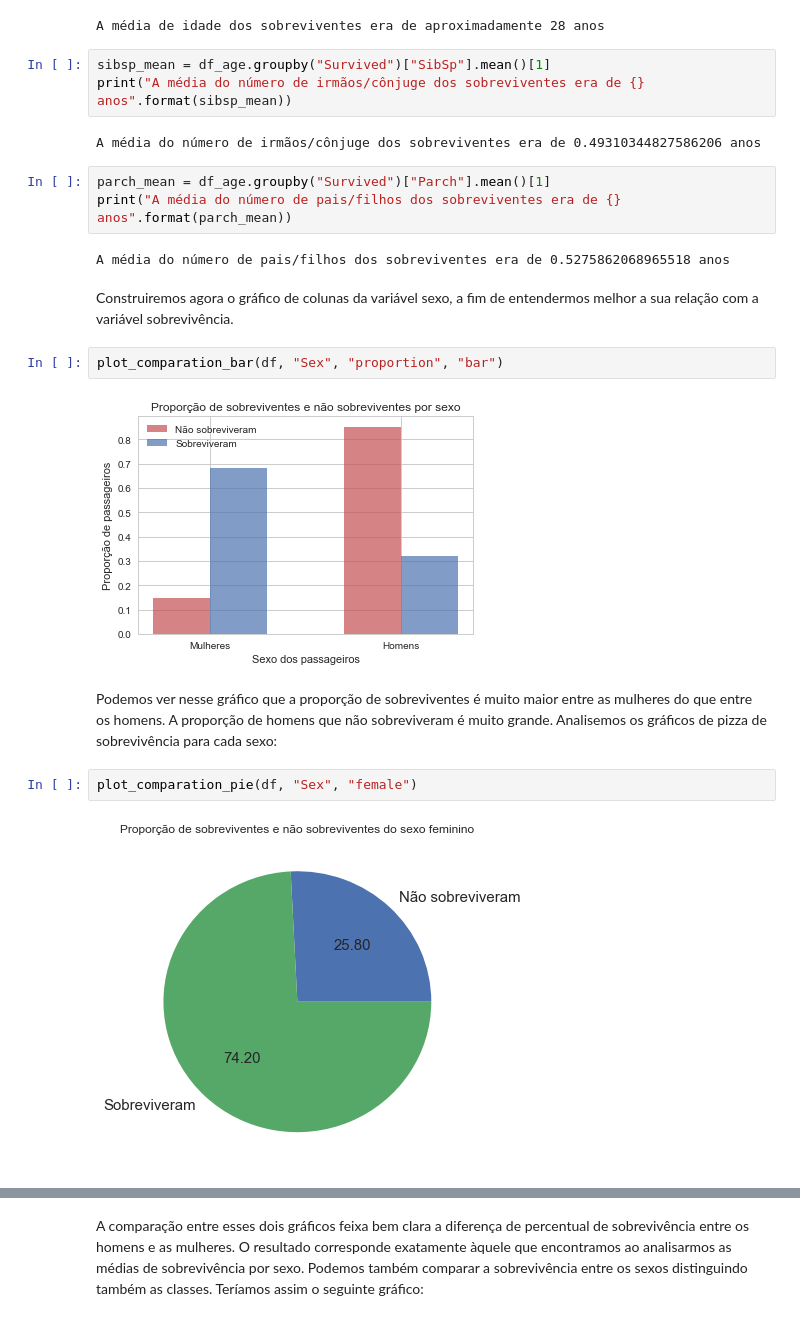
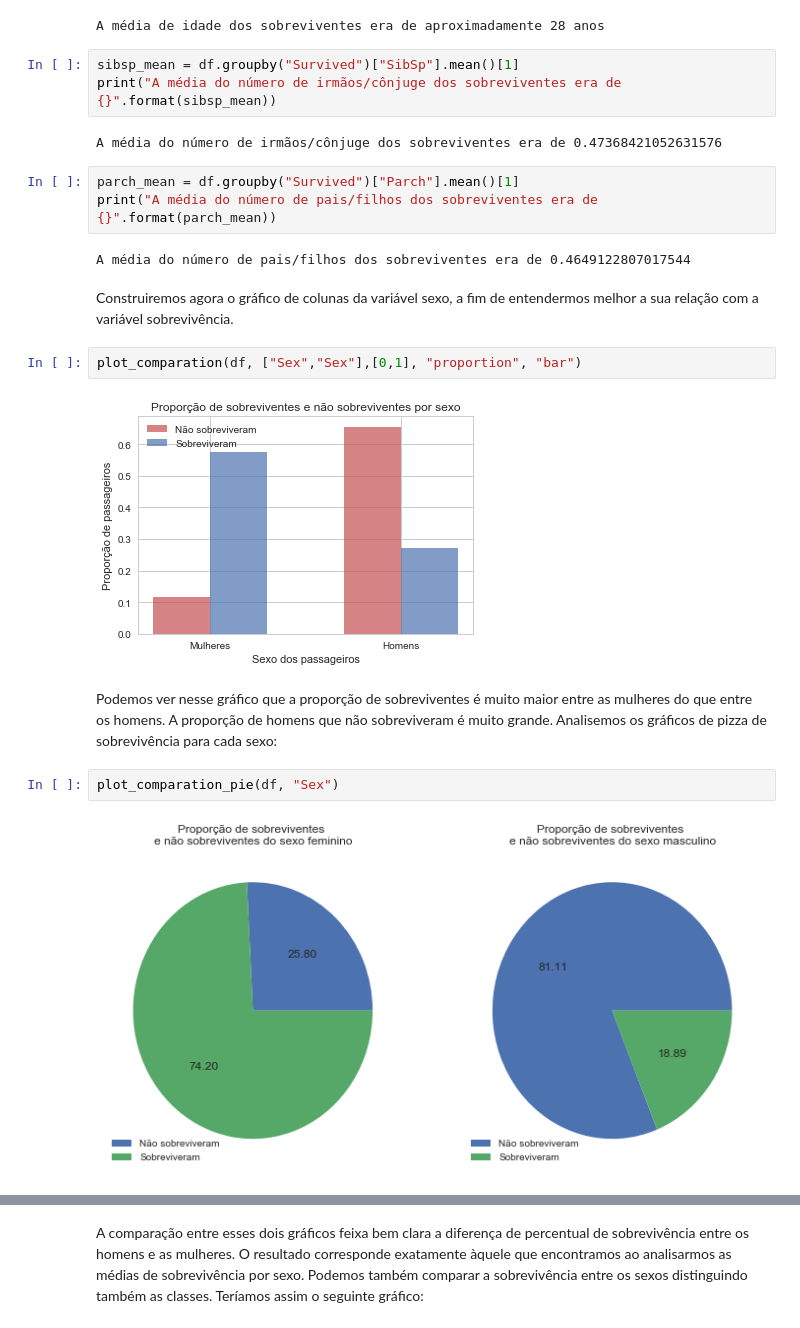
Before and after one commit to nadson12/Projeto_Titanic, a Jupyter notebook: titanic.ipynb, the cells around one changed output, grey strips where cells are left out. Saved outputs shown, nothing was run; the diff lists cells and outputs as text.

```diff
--- a/titanic.ipynb
+++ b/titanic.ipynb
@@ -783,24 +817,24 @@ print("A média de idade dos sobreviventes era de aproximadamente {} anos".forma
 # %% [output]
 A média de idade dos sobreviventes era de aproximadamente 28 anos
 # %%
-sibsp_mean = df_age.groupby("Survived")["SibSp"].mean()[1]
-print("A média do número de irmãos/cônjuge dos sobreviventes era de {} anos".format(sibsp_mean))
+sibsp_mean = df.groupby("Survived")["SibSp"].mean()[1]
+print("A média do número de irmãos/cônjuge dos sobreviventes era de {}".format(sibsp_mean))
 # %% [output]
-A média do número de irmãos/cônjuge dos sobreviventes era de 0.49310344827586206 anos
+A média do número de irmãos/cônjuge dos sobreviventes era de 0.47368421052631576
 # %%
-parch_mean = df_age.groupby("Survived")["Parch"].mean()[1]
-print("A média do número de pais/filhos dos sobreviventes era de {} anos".format(parch_mean))
+parch_mean = df.groupby("Survived")["Parch"].mean()[1]
+print("A média do número de pais/filhos dos sobreviventes era de {}".format(parch_mean))
 # %% [output]
-A média do número de pais/filhos dos sobreviventes era de 0.5275862068965518 anos
+A média do número de pais/filhos dos sobreviventes era de 0.4649122807017544
 # %% [markdown]
 Construiremos agora o gráfico de colunas da variável sexo, a fim de entendermos melhor a sua relação com a variável sobrevivência.
 # %%
-plot_comparation_bar(df, "Sex", "proportion", "bar")
+plot_comparation(df, ["Sex","Sex"],[0,1], "proportion", "bar")
 # %% [output]
-[figure, old version]
+[figure, new version]
 # %% [markdown]
 Podemos ver nesse gráfico que a proporção de sobreviventes é muito maior entre as mulheres do que entre os homens. A proporção de homens que não sobreviveram é muito grande. Analisemos os gráficos de pizza de sobrevivência para cada sexo:
 # %%
-plot_comparation_pie(df, "Sex", "female")
+plot_comparation_pie(df, "Sex")
 # %% [output]
-[figure, old version]
+[figure, new version]
```
Also changed, not shown: parts of 52 cells of this notebook, 1 other file.
